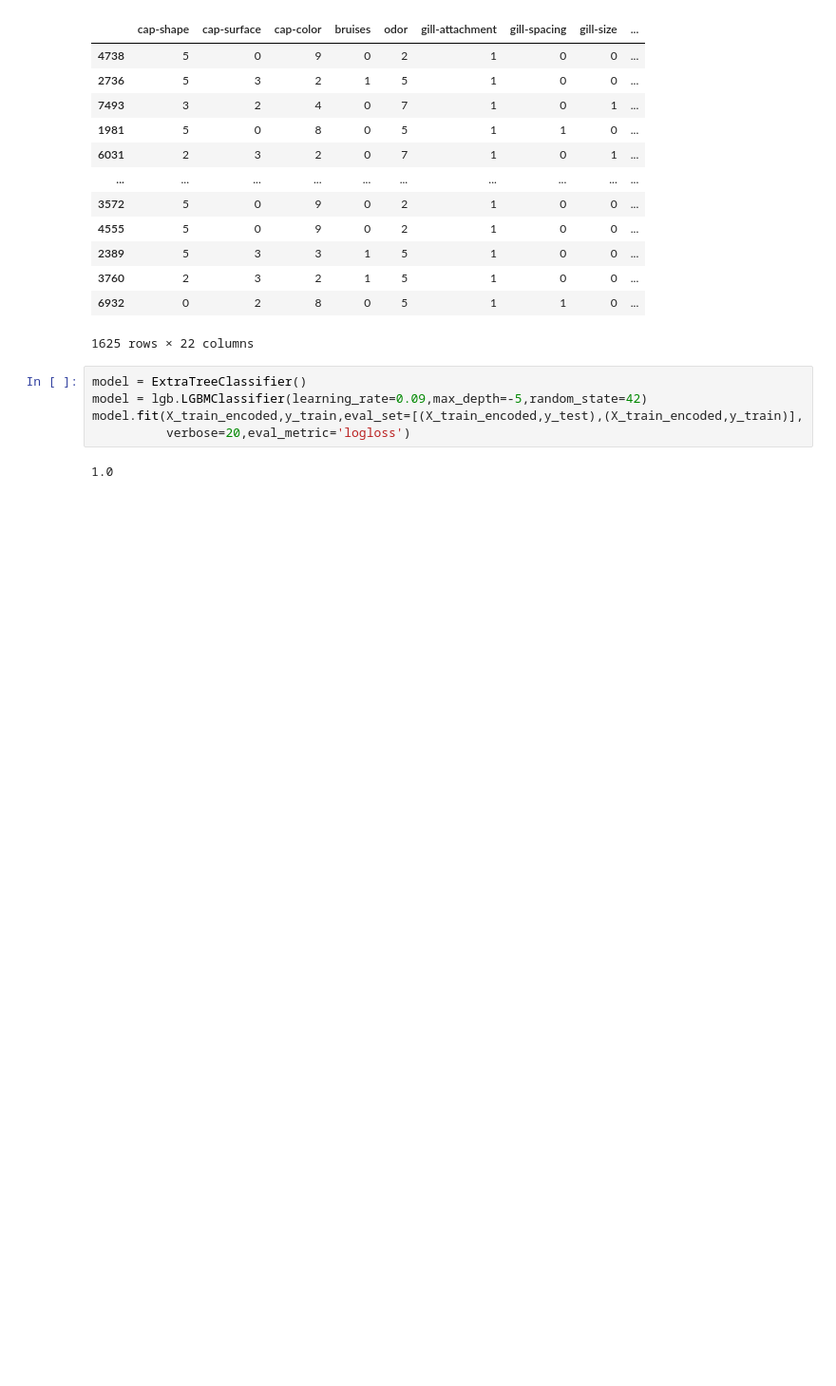
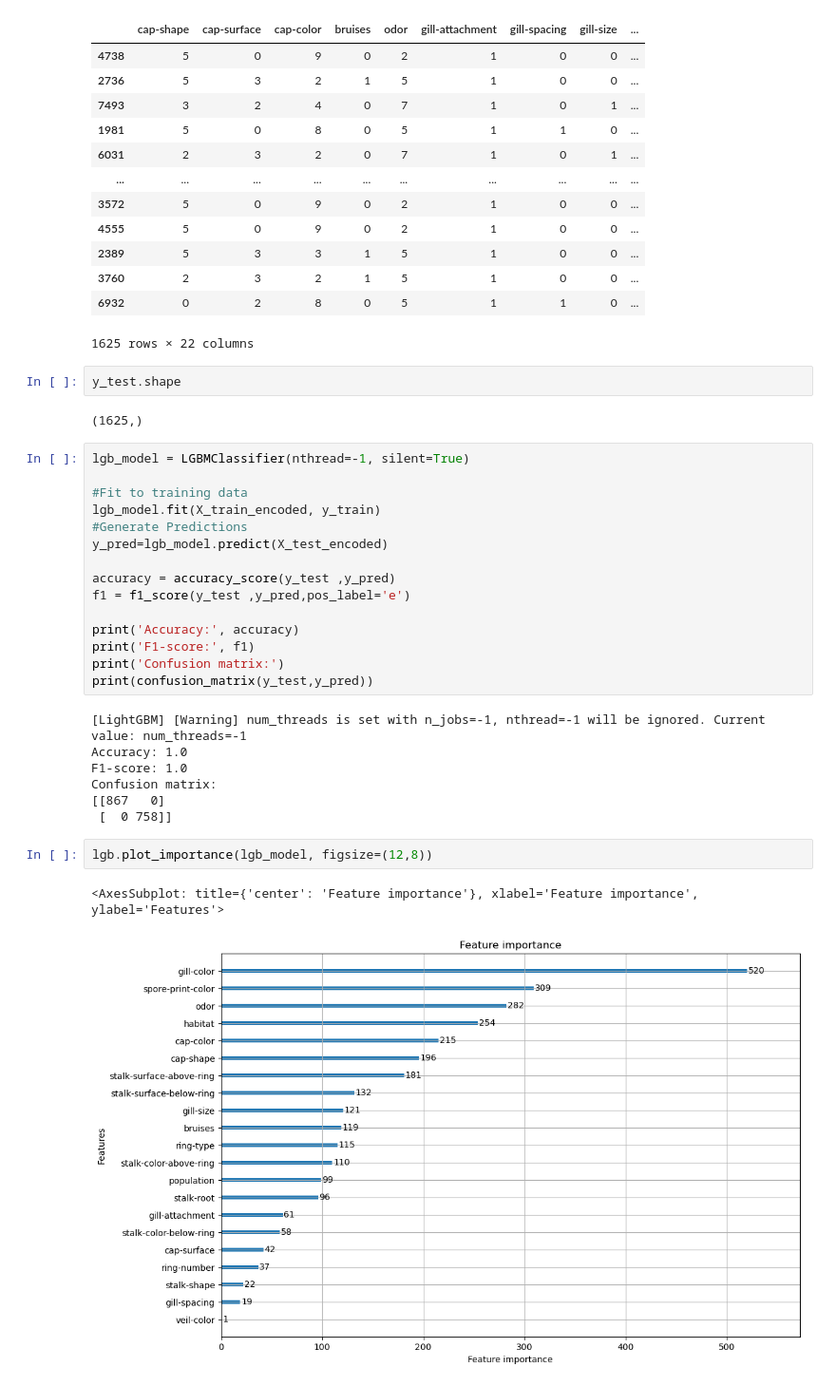
Before and after one commit to piyush-mk/Tensorflow_Delhi_Mushroom, a Jupyter notebook: Notebook/Iteration7.ipynb, the cells around one changed output. Shown at 95% size. Cells and saved outputs as stored; diff of their text form; blank space fills up the shorter version.

```diff
--- a/Notebook/Iteration7.ipynb
+++ b/Notebook/Iteration7.ipynb
@@ -131,10 +140,34 @@ X_test_encoded
 | 3760 | 2 | 3 | 2 | 1 | 5 | 1 | 0 | 0 | ... |
 | 6932 | 0 | 2 | 8 | 0 | 5 | 1 | 1 | 0 | ... |
 1625 rows × 22 columns
-# %%
-model = ExtraTreeClassifier()
-model = lgb.LGBMClassifier(learning_rate=0.09,max_depth=-5,random_state=42)
-model.fit(X_train_encoded,y_train,eval_set=[(X_train_encoded,y_test),(X_train_encoded,y_train)],
-          verbose=20,eval_metric='logloss')
-# %% [output]
-1.0
+# %%
+y_test.shape
+# %% [output]
+(1625,)
+# %%
+lgb_model = LGBMClassifier(nthread=-1, silent=True)
+
+#Fit to training data
+lgb_model.fit(X_train_encoded, y_train)
+#Generate Predictions
+y_pred=lgb_model.predict(X_test_encoded)
+
+accuracy = accuracy_score(y_test ,y_pred)
+f1 = f1_score(y_test ,y_pred,pos_label='e')
+
+print('Accuracy:', accuracy)
+print('F1-score:', f1)
+print('Confusion matrix:')
+print(confusion_matrix(y_test,y_pred))
+# %% [output]
+[LightGBM] [Warning] num_threads is set with n_jobs=-1, nthread=-1 will be ignored. Current value: num_threads=-1
+Accuracy: 1.0
+F1-score: 1.0
+Confusion matrix:
+[[867   0]
+ [  0 758]]
+# %%
+lgb.plot_importance(lgb_model, figsize=(12,8))
+# %% [output]
+<AxesSubplot: title={'center': 'Feature importance'}, xlabel='Feature importance', ylabel='Features'>
+[figure, added]
```
Also changed, not shown: parts of 7 cells of this notebook, 1 other file.
